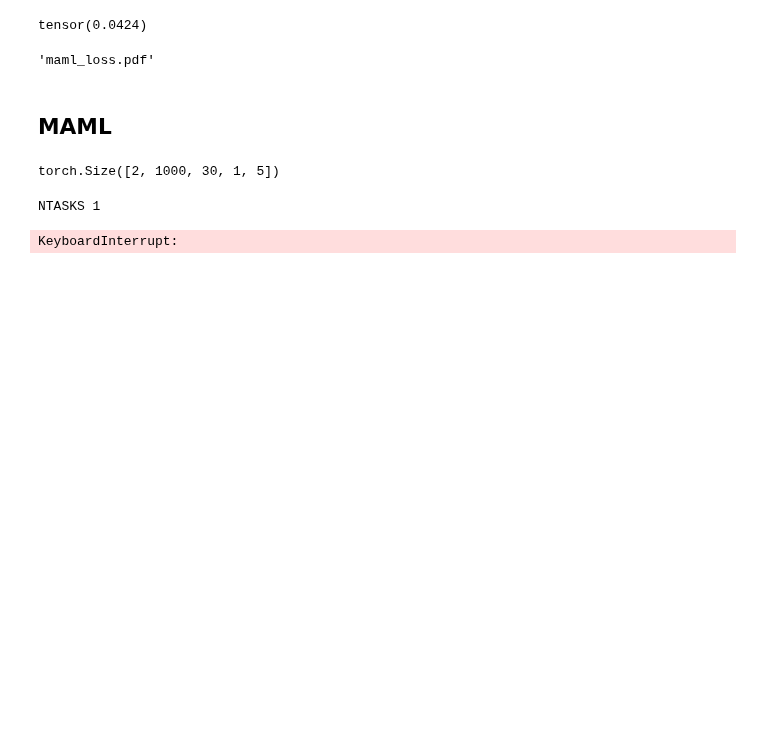
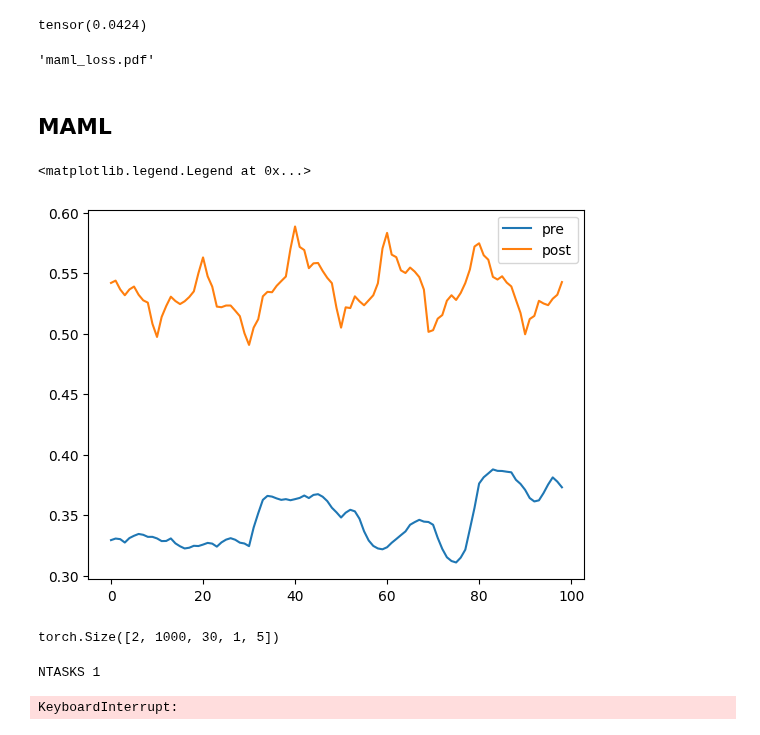
Before and after one commit to GabrielBena/pytorch-eventprop, a Jupyter notebook: scripts/meta-learning/MAML.ipynb, the cells around one changed output. Cells and saved outputs as stored; diff of their text form; code cells hidden in the pictures; blank space fills up the shorter version.

Commit message:
maml

```diff
--- a/scripts/meta-learning/MAML.ipynb
+++ b/scripts/meta-learning/MAML.ipynb
@@ -322,9 +319,9 @@ import torchopt
 # %%
-outer_optim_config = {"lr": 5e-3}
+outer_optim_config = {"lr": 1e-2}
 
 meta_config = {
     "n_epochs": 100,
-    "num_shots": 100,
+    "num_shots": 10,
     "n_samples_test": 1000,
     "first_order": True,
     "learn_step_size": False,
@@ -375,9 +372,10 @@ class MAML(object):
         inner_opt = torchopt.MetaAdam(self.model,
                                        self.config["inner_optim"]["lr"],
                                          betas=[self.config["inner_optim"]["beta_1"],
-                                                 self.config["inner_optim"]["beta_2"]])
+                                                 self.config["inner_optim"]["beta_2"]],
+                                                 use_accelerated_op=True)
 
-        n_tasks = training_batch["train"][0].shape[0]
+        n_tasks = training_batch["train"][0].shape[0 ]
 
         test_losses = {
             "pre" : [],
@@ -434,15 +432,33 @@ model = SNN(dims, **config).to(config["device"])
 maml_trainer = MAML(model, default_config)
 # %%
 all_train_results, all_test_results = [], []
-for ep in range(10) :
-    pbar = tqdm(meta_train_dataloader)
-    for training_batch in pbar:
-        outer_loss, train_results = maml_trainer.get_outer_loss(training_batch, train=True, pbar=pbar)
+
+pbar = trange(100)
+for ep in pbar:
+    # pbar = tqdm(meta_train_dataloader)
+    for training_batch in meta_train_dataloader:
+        outer_loss, train_results = maml_trainer.get_outer_loss(
+            training_batch, train=True, pbar=None, use_tqdm=False,
+        )
         all_train_results.append(train_results)
 
     for testing_batch in meta_test_dataloader:
-        outer_loss, test_results = maml_trainer.get_outer_loss(testing_batch, train=False, use_tqdm=False)
+        outer_loss, test_results = maml_trainer.get_outer_loss(
+            testing_batch, train=False, use_tqdm=True, pbar=pbar
+        )
         all_test_results.append(test_results)
+# %%
+all_test_accs = {
+    "pre": np.concatenate([np.array(a[1]["pre"]) for a in all_test_results]),
+    "post": np.concatenate([np.array(a[1]["post"]) for a in all_test_results]),
+}
+# %%
+for k, v in all_test_accs.items():
+    plt.plot(np.convolve(v, np.ones(10) / 10, mode="valid"), label=k)
+plt.legend()
+# %% [output]
+<matplotlib.legend.Legend at 0x...>
+[figure, added]
 # %%
 pbar = tqdm(meta_test_dataloader)
 for training_batch in pbar:
```
Also changed, not shown: parts of 4 cells of this notebook, 1 other file.
